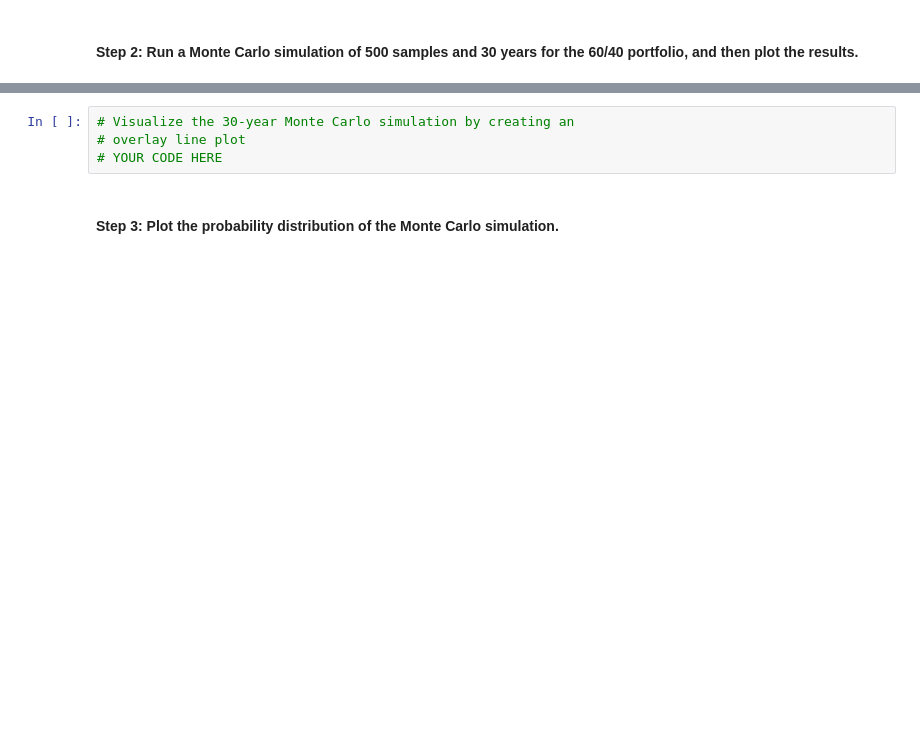
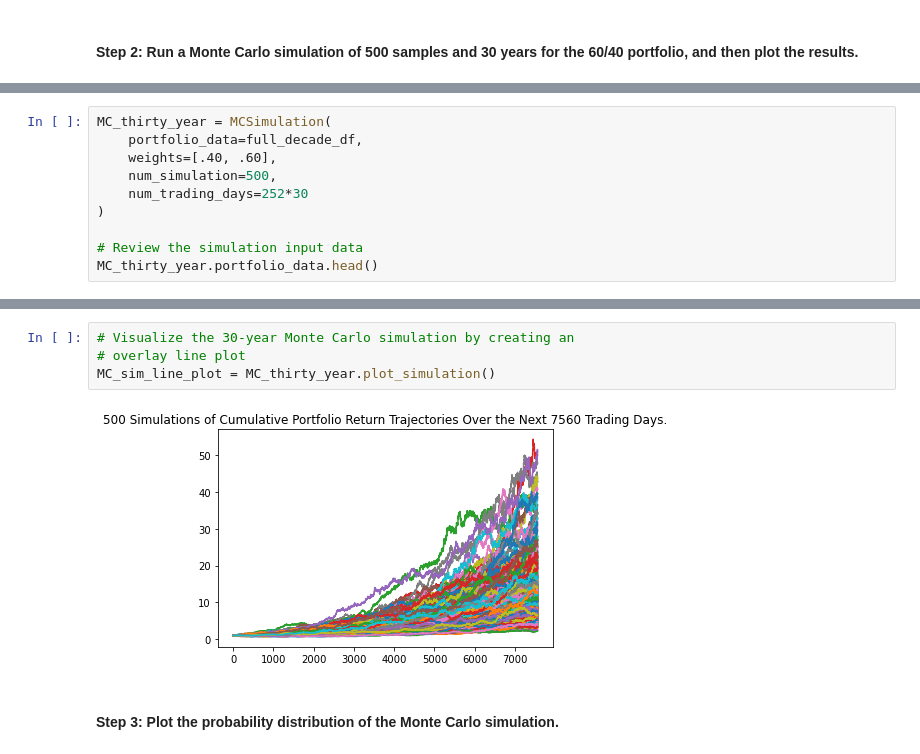
Before and after one commit to JunTheRewels/financial_planners, a Jupyter notebook: Starter_Code/financial_planning_tools.ipynb, the cells around one changed output, grey strips where cells are left out. Drawn from its saved outputs; the diff is of its cells as text; blank space fills up the shorter version.

```diff
--- a/Starter_Code/financial_planning_tools.ipynb
+++ b/Starter_Code/financial_planning_tools.ipynb
@@ -490,0 +484,10 @@ display(decade_closing_prices.tail())
+# %%
+MC_thirty_year = MCSimulation(
+    portfolio_data=full_decade_df,
+    weights=[.40, .60],
+    num_simulation=500,
+    num_trading_days=252*30
+)
+
+# Review the simulation input data
+MC_thirty_year.portfolio_data.head()
@@ -494,7 +536,9 @@ display(decade_closing_prices.tail())
 # %%
 # Visualize the 30-year Monte Carlo simulation by creating an
 # overlay line plot
-# YOUR CODE HERE
+MC_sim_line_plot = MC_thirty_year.plot_simulation()
+# %% [output]
+[figure, added]
 # %% [markdown]
 #### Step 3: Plot the probability distribution of the Monte Carlo simulation.
 # %%
```
Also changed, not shown: parts of 18 cells of this notebook.
